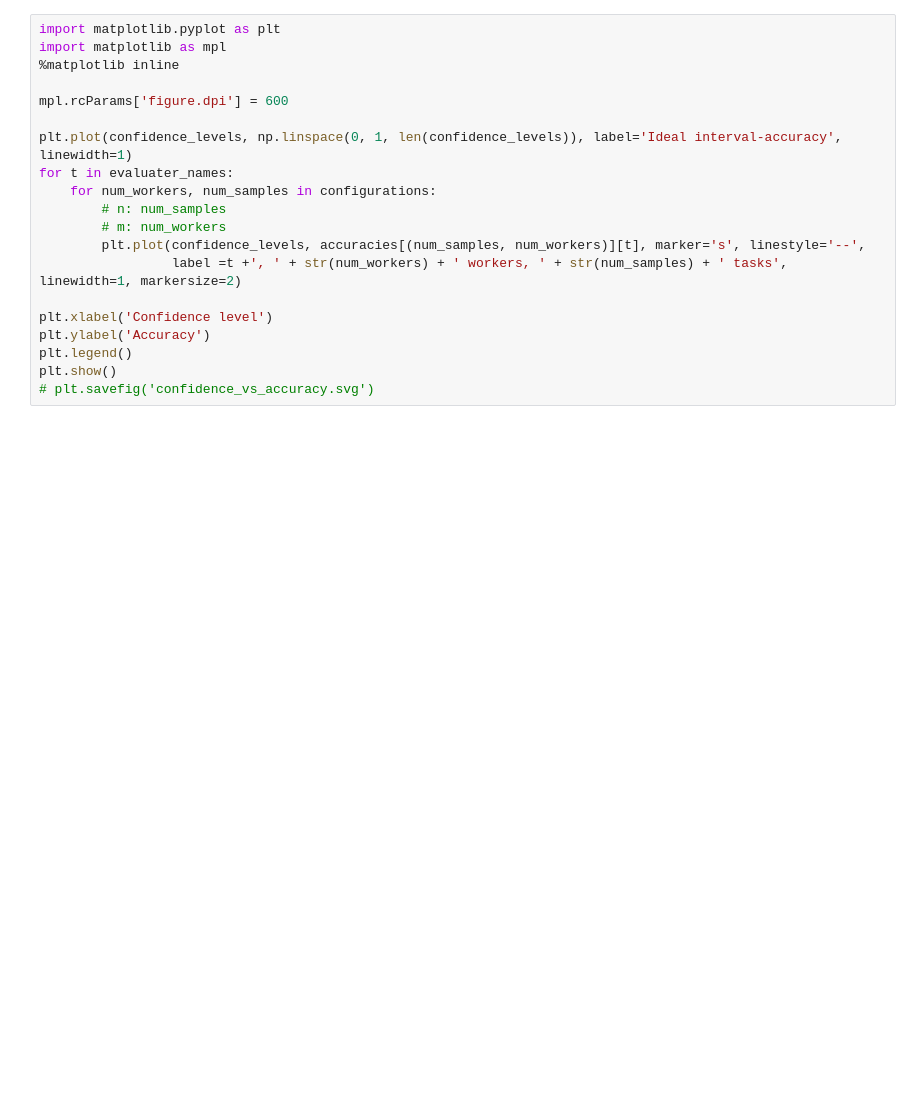
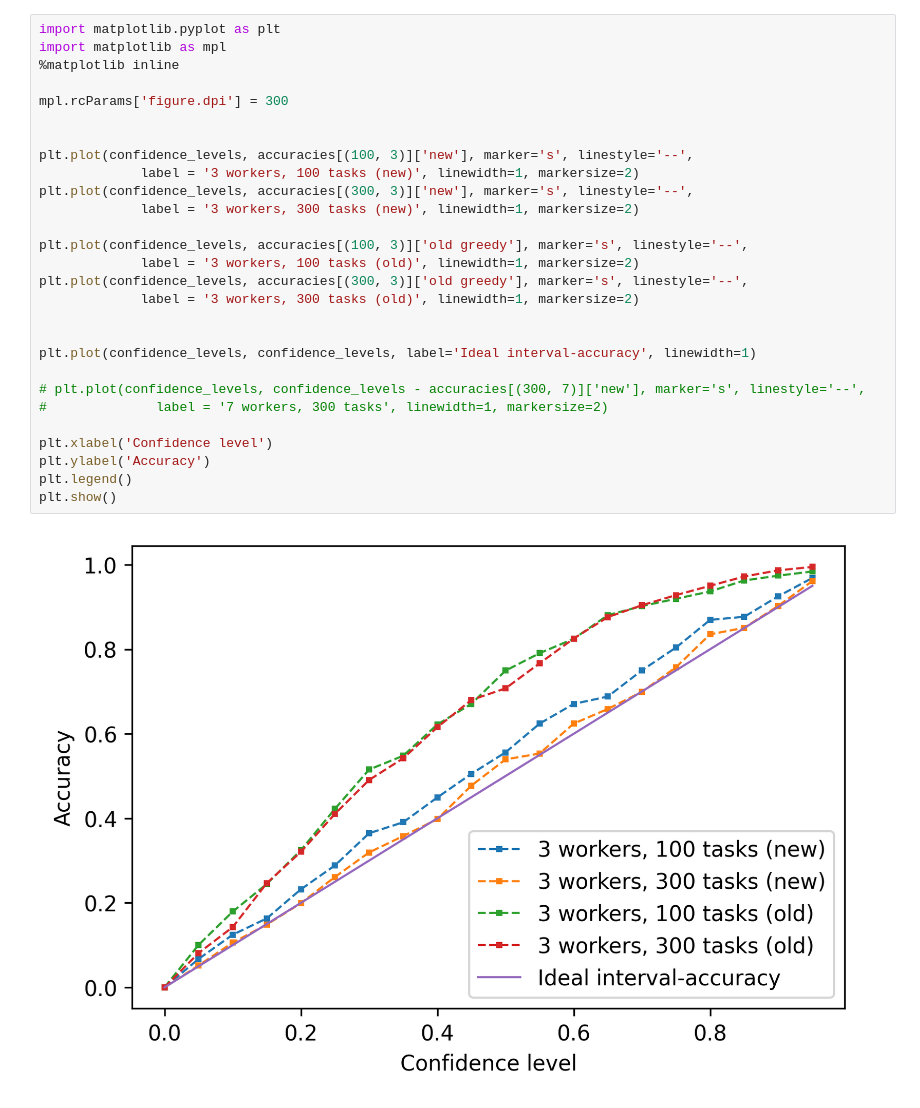
Before and after one commit to JulianAssmann/crowd_evaluation, a Jupyter notebook: visualizations/experiments/synthetic_data/accuracy_interval_vs_confidence.ipynb, the cells around one changed output. Drawn from its saved outputs; the diff is of its cells as text; blank space fills up the shorter version.

```diff
--- a/visualizations/experiments/synthetic_data/accuracy_interval_vs_confidence.ipynb
+++ b/visualizations/experiments/synthetic_data/accuracy_interval_vs_confidence.ipynb
@@ -116,20 +156,30 @@ say("Accuracy and interval size vs confidence calculations completed")
 # %%
 import matplotlib.pyplot as plt
 import matplotlib as mpl
 %matplotlib inline
 
-mpl.rcParams['figure.dpi'] = 600
+mpl.rcParams['figure.dpi'] = 300
 
-plt.plot(confidence_levels, np.linspace(0, 1, len(confidence_levels)), label='Ideal interval-accuracy', linewidth=1)
-for t in evaluater_names:
-    for num_workers, num_samples in configurations:
-        # n: num_samples
-        # m: num_workers
-        plt.plot(confidence_levels, accuracies[(num_samples, num_workers)][t], marker='s', linestyle='--',
-                 label =t +', ' + str(num_workers) + ' workers, ' + str(num_samples) + ' tasks', linewidth=1, markersize=2)
+
+plt.plot(confidence_levels, accuracies[(100, 3)]['new'], marker='s', linestyle='--',
+             label = '3 workers, 100 tasks (new)', linewidth=1, markersize=2)
+plt.plot(confidence_levels, accuracies[(300, 3)]['new'], marker='s', linestyle='--',
+             label = '3 workers, 300 tasks (new)', linewidth=1, markersize=2)
+
+plt.plot(confidence_levels, accuracies[(100, 3)]['old greedy'], marker='s', linestyle='--',
+             label = '3 workers, 100 tasks (old)', linewidth=1, markersize=2)
+plt.plot(confidence_levels, accuracies[(300, 3)]['old greedy'], marker='s', linestyle='--',
+             label = '3 workers, 300 tasks (old)', linewidth=1, markersize=2)
+
+
+plt.plot(confidence_levels, confidence_levels, label='Ideal interval-accuracy', linewidth=1)
+
+# plt.plot(confidence_levels, confidence_levels - accuracies[(300, 7)]['new'], marker='s', linestyle='--',
+#              label = '7 workers, 300 tasks', linewidth=1, markersize=2)
 
 plt.xlabel('Confidence level')
 plt.ylabel('Accuracy')
 plt.legend()
 plt.show()
-# plt.savefig('confidence_vs_accuracy.svg')
+# %% [output]
+[figure, added]
```
Also changed, not shown: parts of 17 cells of this notebook, 15 other files.
